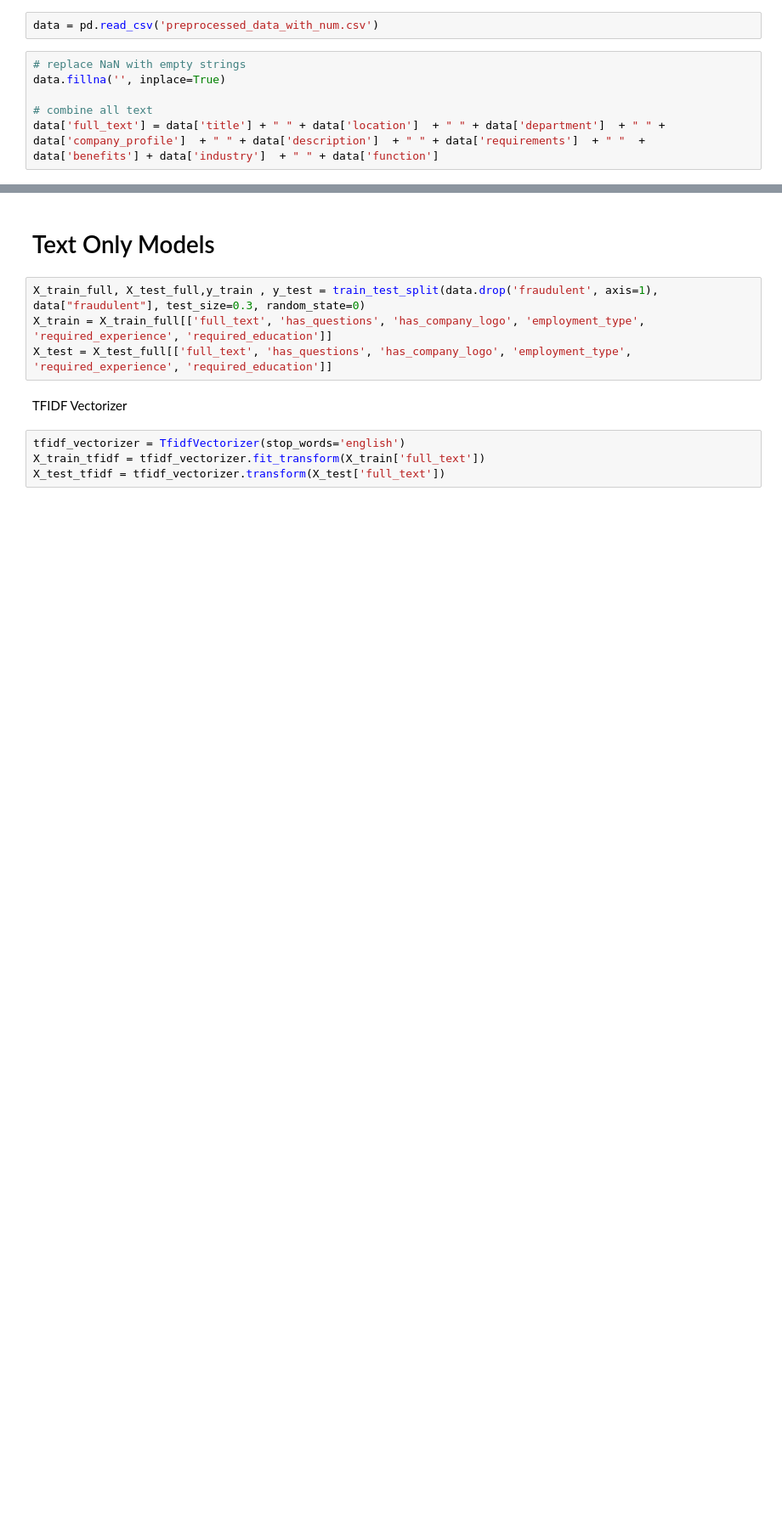
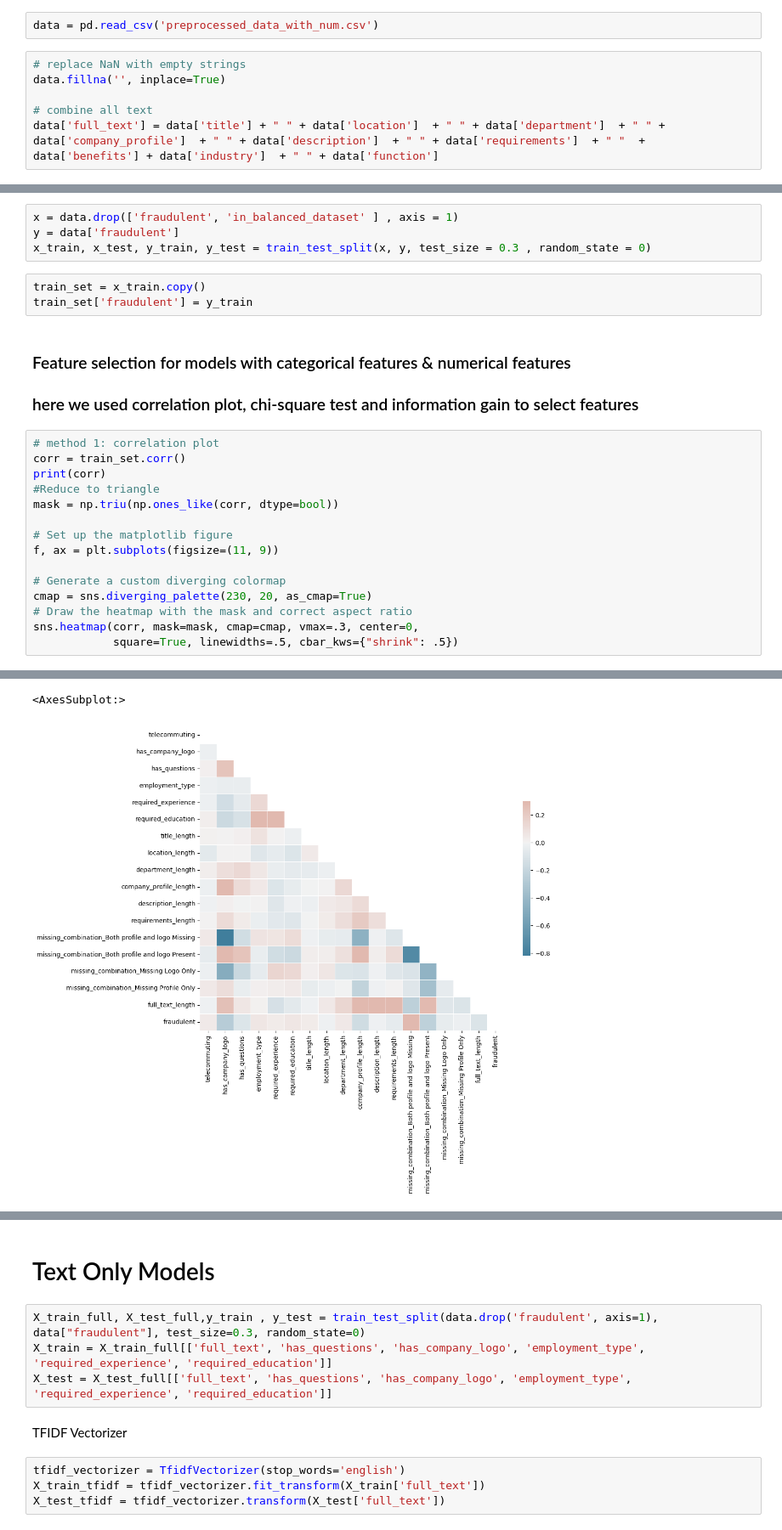
Before and after one commit to yaoyid/bt4012G5, a Jupyter notebook: andrea_modelling.ipynb, the cells around one changed output, grey strips where cells are left out. Shown at 85% size. Cells and saved outputs as stored; diff of their text form; blank space fills up the shorter version.

Commit message:
updated numeric models in the notebook.

```diff
--- a/andrea_modelling.ipynb
+++ b/andrea_modelling.ipynb
@@ -33,0 +49,26 @@ data['full_text'] = data['title'] + " " + data['location']  + " " + data['depart
+# %%
+x = data.drop(['fraudulent', 'in_balanced_dataset' ] , axis = 1)
+y = data['fraudulent']
+x_train, x_test, y_train, y_test = train_test_split(x, y, test_size = 0.3 , random_state = 0)
+# %%
+train_set = x_train.copy()
+train_set['fraudulent'] = y_train
+# %% [markdown]
+<h3>Feature selection for models with categorical features & numerical features <h3>
+here we used correlation plot, chi-square test and information gain to select features
+# %%
+# method 1: correlation plot
+corr = train_set.corr()
+print(corr)
+#Reduce to triangle
+mask = np.triu(np.ones_like(corr, dtype=bool))
+
+# Set up the matplotlib figure
+f, ax = plt.subplots(figsize=(11, 9))
+
+# Generate a custom diverging colormap
+cmap = sns.diverging_palette(230, 20, as_cmap=True)
+# Draw the heatmap with the mask and correct aspect ratio
+sns.heatmap(corr, mask=mask, cmap=cmap, vmax=.3, center=0,
+            square=True, linewidths=.5, cbar_kws={"shrink": .5})
+# %% [output]
@@ -33,0 +92,2 @@ data['full_text'] = data['title'] + " " + data['location']  + " " + data['depart
+<AxesSubplot:>
+[figure, added]
```
Also changed, not shown: parts of 37 cells of this notebook, 1 other file.
